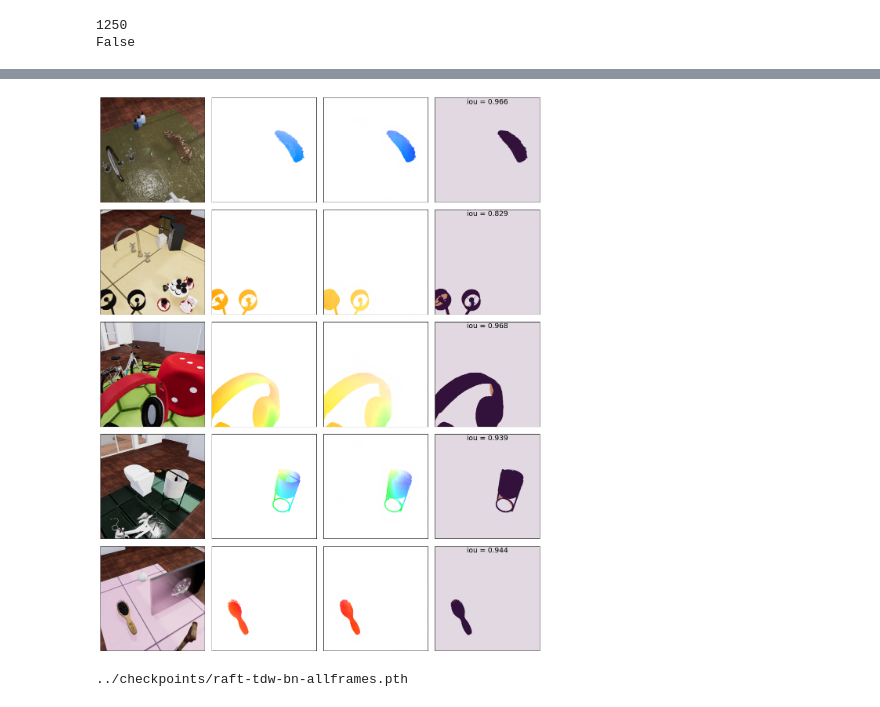
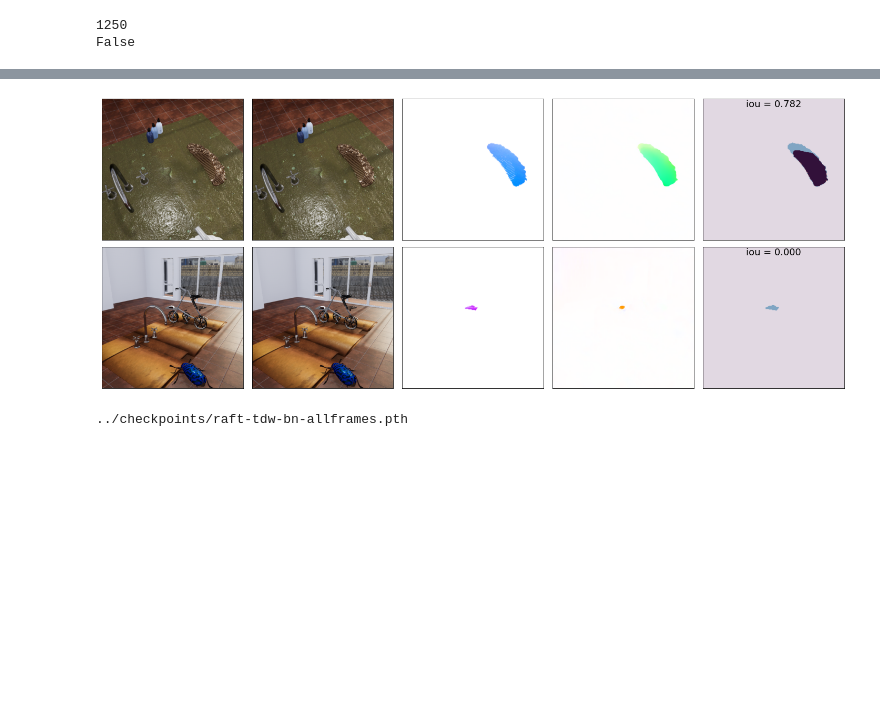
Before and after one commit to neuroailab/RAFT, a Jupyter notebook: notebooks/TDW_dataloading_020522.ipynb, the cells around one changed output, grey strips where cells are left out. Drawn from its saved outputs; the diff is of its cells as text; code cells hidden in the pictures; blank space fills up the shorter version.

```diff
--- a/notebooks/TDW_dataloading_020522.ipynb
+++ b/notebooks/TDW_dataloading_020522.ipynb
@@ -146,0 +150,3 @@ viz_raft_prediction(net, tdw_dataset, ex=99, iters=[1,6,12,24], thingness=False,
+# %%
+img1, img2, _, _ = tdw_dataset[41]
+_, pred = net(img1.cuda()[None], img2.cuda()[None], iters=12, test_mode=True)
@@ -227,7 +237,7 @@ def visualize_error_maps(model, dataset, examples=[0], iters=24, thresh=4, max_e
     else:
         examples = examples[:max_examples]
 
-    titles = ['image1', 'gt', 'pred @ %d iters' % iters, 'iou = ']
+    titles = ['img1', 'img2', 'gt', 'pred @ %d iters' % iters, 'iou = ']
     n_rows = min(len(examples), max_examples)
     n_cols = len(titles)
     fig, axes = plt.subplots(n_rows, n_cols, figsize=(4*n_cols, 4*n_rows))
@@ -238,14 +248,15 @@ def visualize_error_maps(model, dataset, examples=[0], iters=24, thresh=4, max_e
         return_vals = val_fn(ex)
         ax = axes[row]
         ax[0].imshow(return_vals['image1'])
-        ax[1].imshow(return_vals['gt'])
-        ax[2].imshow(return_vals['pred'])
-        ax[3].imshow(return_vals['error_map'])
+        ax[1].imshow(return_vals['image2'])
+        ax[2].imshow(return_vals['gt'])
+        ax[3].imshow(return_vals['pred'])
+        ax[4].imshow(return_vals['error_map'])
 
         iou = return_vals['iou']
-        ts = titles[:3] + [titles[-1] + ("%.3f" % iou)]
+        ts = titles[:-1] + [titles[-1] + ("%.3f" % iou)]
         for col, title in enumerate(ts):
-            if col == 3:
+            if col == 4:
                 ax[col].set_title(ts[col], fontsize=18, y=0.92)
             ax[col].set_xticks([])
             ax[col].set_yticks([])
@@ -282,9 +293,9 @@ print(load_path)
 # %%
 tdw_dataset.is_test = False
 tdw_dataset.max_start_frame = 5
-visualize_error_maps(net, tdw_dataset, examples=[1,3,11,41,80], thresh=4)
+visualize_error_maps(net, tdw_dataset, examples=[1,2], thresh=4)
 # %% [output]
-[figure, old version]
+[figure, new version]
 # %%
 print(load_path)
 tdw_dataset.is_test = True
```
Also changed, not shown: parts of 17 cells of this notebook, 5 other files.
